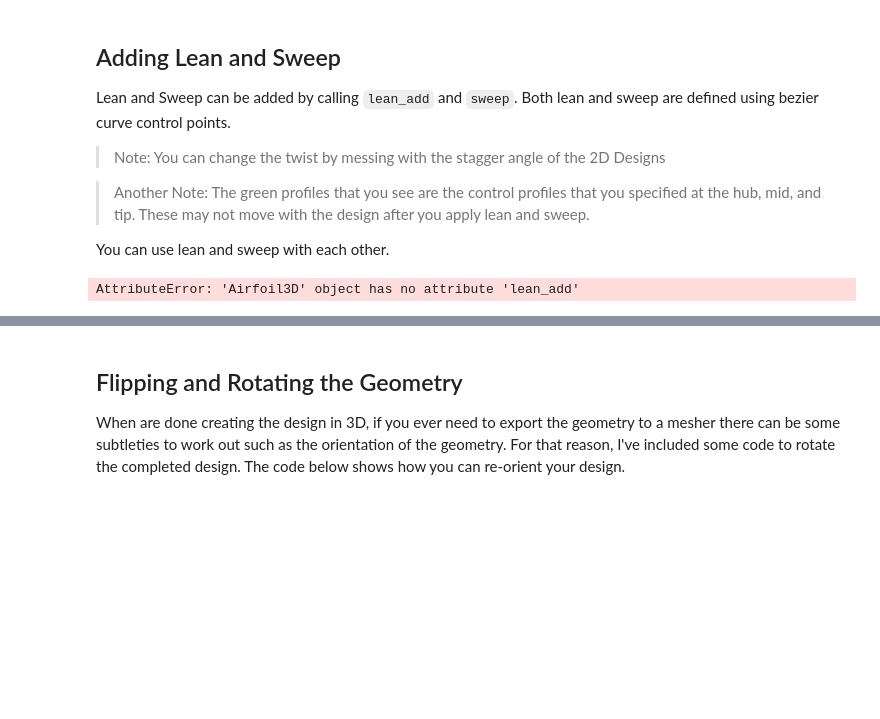
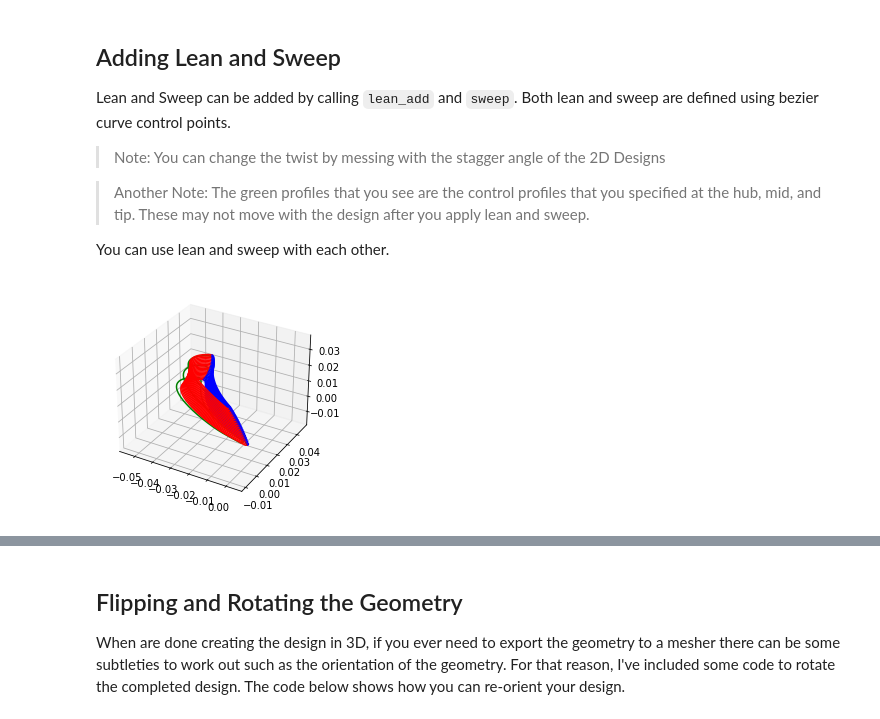
Before and after one commit to nasa/pyturbo-aero, a Jupyter notebook: tutorials/3D_DesignTutorial.ipynb, the cells around one changed output, grey strips where cells are left out. Saved outputs shown, nothing was run; the diff lists cells and outputs as text; code cells hidden in the pictures; blank space fills up the shorter version.

```diff
--- a/tutorials/3D_DesignTutorial.ipynb
+++ b/tutorials/3D_DesignTutorial.ipynb
@@ -134,11 +133,11 @@ Lean and Sweep can be added by calling `lean_add` and `sweep`. Both lean and swe
 
 You can use lean and sweep with each other.
 # %%
-stator3D = Airfoil3D(profileArray=[stator_hub,stator_mid,stator_tip],profile_loc=[0.0,0.5,1.0], height = 0.02)
+stator3D = airfoil3D(profileArray=[stator_hub,stator_mid,stator_tip],profile_loc=[0.0,0.5,1.0], height = 0.02)
 stator3D.stack(stack_type.centroid)
 stator3D.lean_add(leanX=[0,0.03,0.01], leanZ=[0.0, 0.5, 1]) # Z =1 is blade tip, Z = 0 is blade hub. The units are in percentage
-stator3D.create_blade(nProfiles=20,num_points=160,trailing_edge_points=20)
+stator3D.create_blade(20,160,20)
 stator3D.plot3D()
 # %% [output]
-AttributeError: 'Airfoil3D' object has no attribute 'lean_add'
+[figure, added]
 # %%
```
Also changed, not shown: parts of 9 cells of this notebook, 12 other files.
